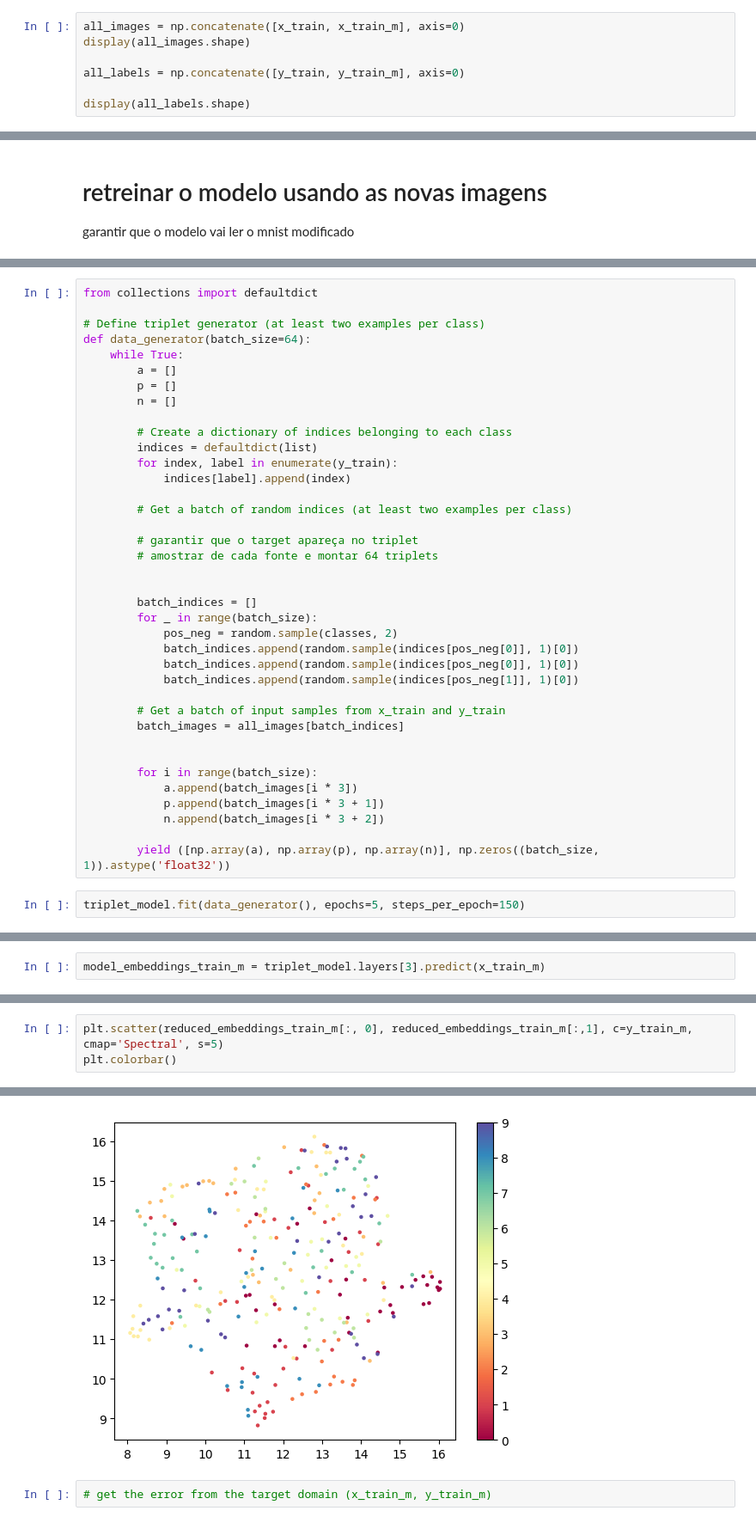
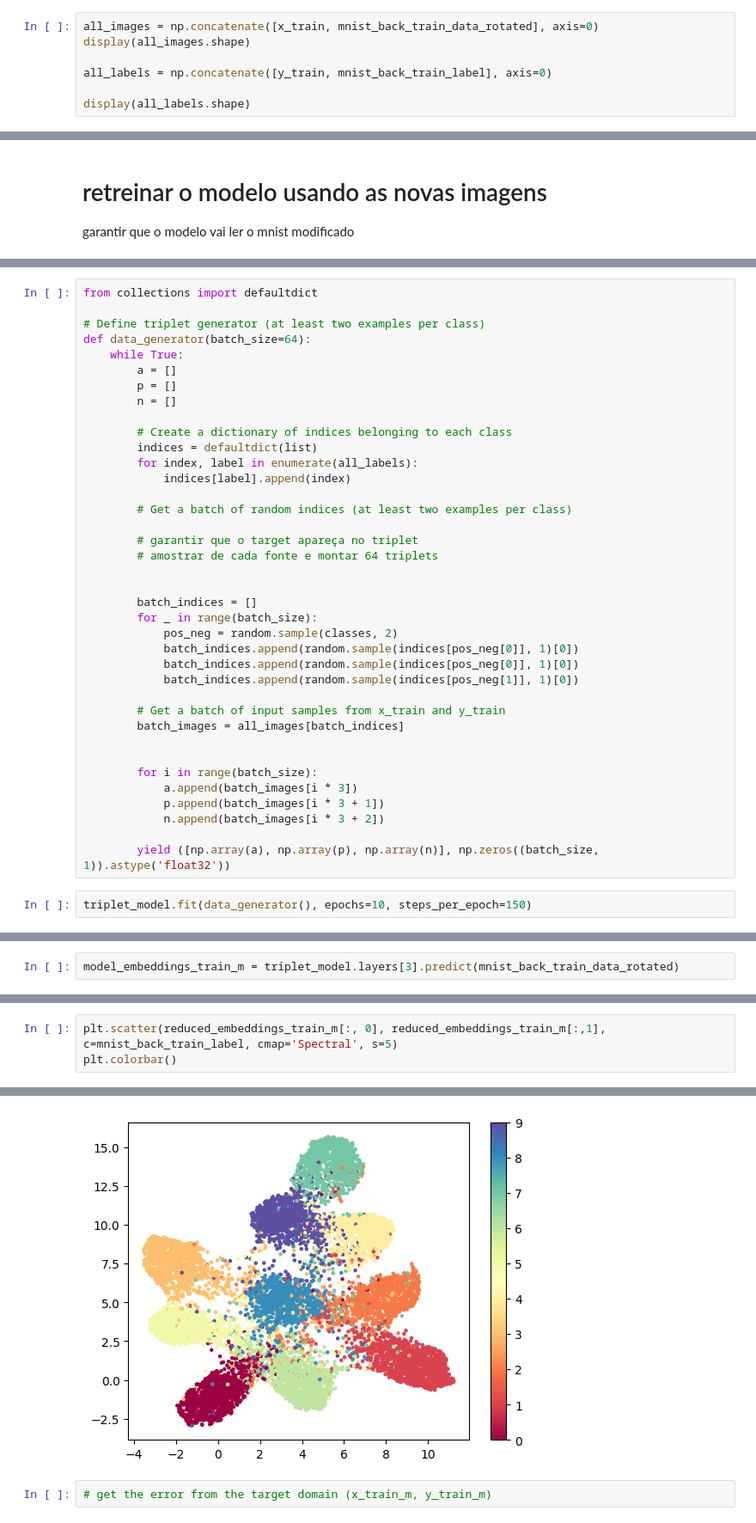
Before and after one commit to levyvix/tccer, a Jupyter notebook: passing.ipynb, the cells around one changed output, grey strips where cells are left out. Shown at 86% size. Drawn from its saved outputs; the diff is of its cells as text.

```diff
--- a/passing.ipynb
+++ b/passing.ipynb
@@ -408,8 +454,8 @@ x_train_m.shape, y_train_m.shape
 # %%
-all_images = np.concatenate([x_train, x_train_m], axis=0)
+all_images = np.concatenate([x_train, mnist_back_train_data_rotated], axis=0)
 display(all_images.shape)
 
-all_labels = np.concatenate([y_train, y_train_m], axis=0)
+all_labels = np.concatenate([y_train, mnist_back_train_label], axis=0)
 
 display(all_labels.shape)
 # %% [output]
@@ -506,7 +542,7 @@ def data_generator(batch_size=64):
 
         # Create a dictionary of indices belonging to each class
         indices = defaultdict(list)
-        for index, label in enumerate(y_train):
+        for index, label in enumerate(all_labels):
             indices[label].append(index)
 
         # Get a batch of random indices (at least two examples per class)
@@ -533,5 +569,5 @@ def data_generator(batch_size=64):
 
         yield ([np.array(a), np.array(p), np.array(n)], np.zeros((batch_size, 1)).astype('float32'))
 # %%
-triplet_model.fit(data_generator(), epochs=5, steps_per_epoch=150)
+triplet_model.fit(data_generator(), epochs=10, steps_per_epoch=150)
 # %% [output]
@@ -539,3 +595,3 @@ IndexError: index 33066 is out of bounds for axis 0 with size 288
 # %%
-model_embeddings_train_m = triplet_model.layers[3].predict(x_train_m)
+model_embeddings_train_m = triplet_model.layers[3].predict(mnist_back_train_data_rotated)
 # %% [output]
@@ -552,8 +608,8 @@ print(reduced_embeddings_train_m.shape)
 # %%
-plt.scatter(reduced_embeddings_train_m[:, 0], reduced_embeddings_train_m[:,1], c=y_train_m, cmap='Spectral', s=5)
+plt.scatter(reduced_embeddings_train_m[:, 0], reduced_embeddings_train_m[:,1], c=mnist_back_train_label, cmap='Spectral', s=5)
 plt.colorbar()
 # %% [output]
 <matplotlib.colorbar.Colorbar at 0x...>
-[figure, old version]
+[figure, new version]
 # %%
 # get the error from the target domain (x_train_m, y_train_m)
```
Also changed, not shown: parts of 29 cells of this notebook, 1 other file.
